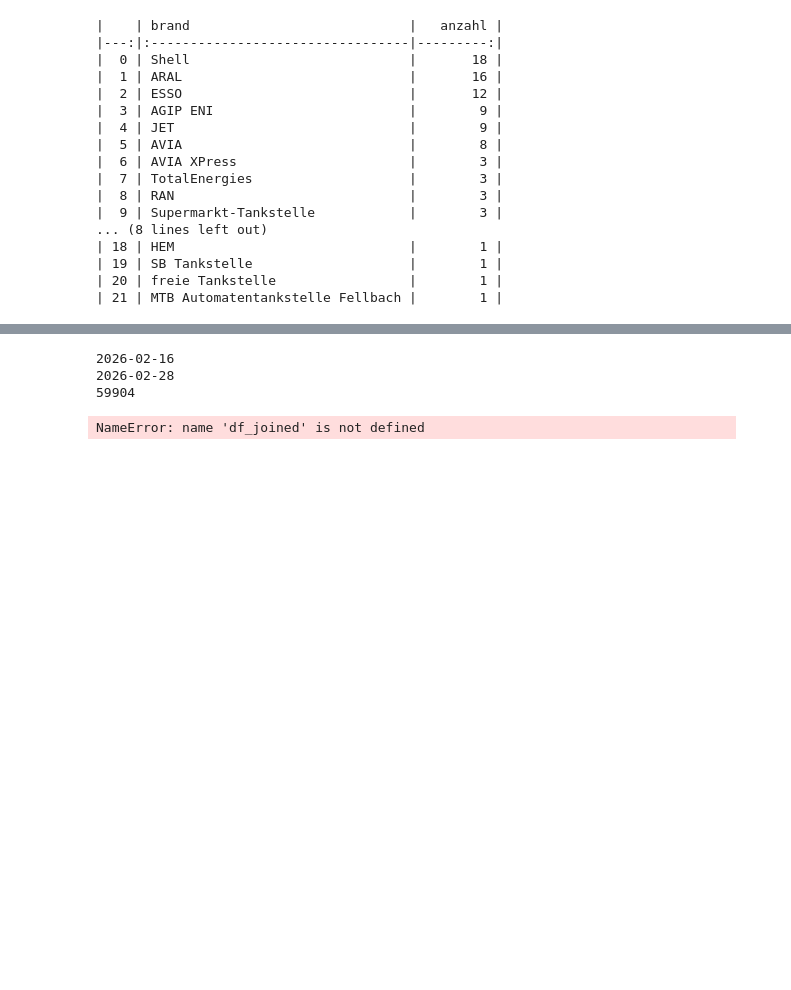
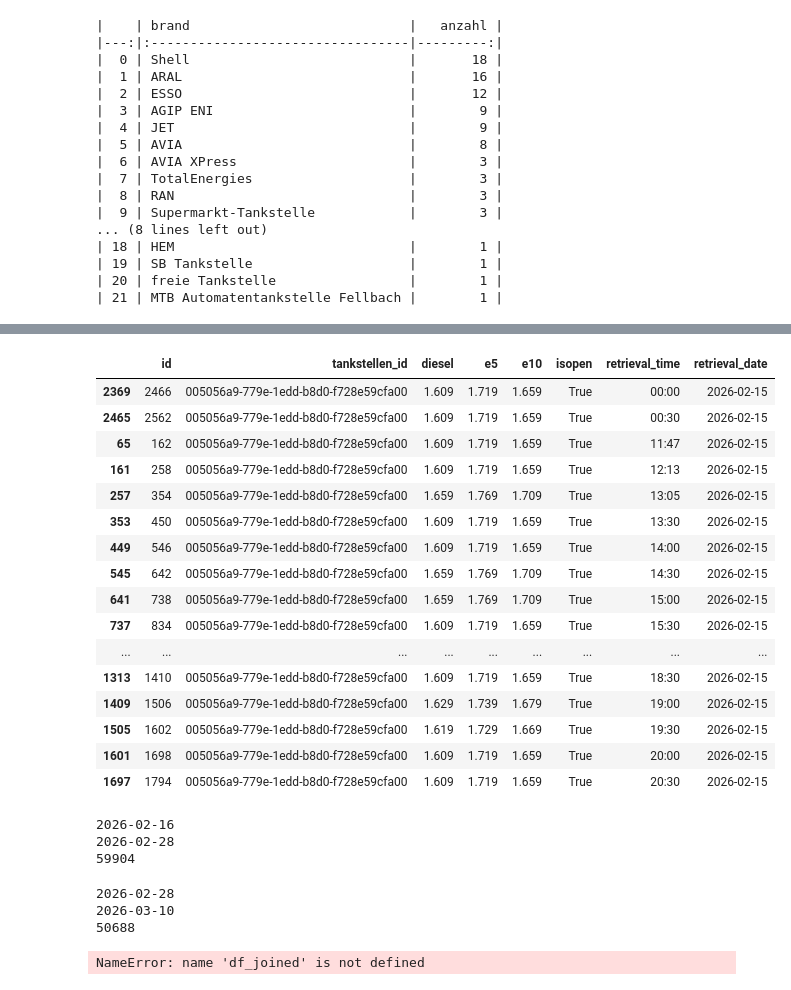
Before and after one commit to patrickpetre823/gasstation-price-analysis, a Jupyter notebook: exploration.ipynb, the cells around one changed output, grey strips where cells are left out. Cells and saved outputs as stored; diff of their text form; code cells hidden in the pictures; blank space fills up the shorter version.

```diff
--- a/exploration.ipynb
+++ b/exploration.ipynb
@@ -389,6 +416,26 @@ df_tankstellen[df_tankstellen["brand"]== "RAN"]
 | 32 | f9a0f8fe-63b2-43e7-8bfe-898cb0a394cf | RAN Station | RAN | Hedelfinger Str. | Stuttgart | 48.7694 | 9.2474 | 5.6 | 17 | 70327 |
 | 42 | e1cafea0-3da4-4419-9013-e41754332638 | RAN Station | RAN | Engelbergstr. | Stuttgart | 48.8040 | 9.1010 | 6.1 | 5 | 70499 |
 | 83 | f56514c7-2dc9-46b7-ae45-4b812022a43f | RAN Station | RAN | Siemensstr. | Ditzingen | 48.8232 | 9.0713 | 9.1 | 8 | 71254 |
+# %%
+df_filled.head(20)
+# %% [output]
+|  | id | tankstellen_id | diesel | e5 | e10 | isopen | retrieval_time | retrieval_date |
+| 2369 | 2466 | 005056a9-779e-1edd-b8d0-f728e59cfa00 | 1.609 | 1.719 | 1.659 | True | 00:00 | 2026-02-15 |
+| 2465 | 2562 | 005056a9-779e-1edd-b8d0-f728e59cfa00 | 1.609 | 1.719 | 1.659 | True | 00:30 | 2026-02-15 |
+| 65 | 162 | 005056a9-779e-1edd-b8d0-f728e59cfa00 | 1.609 | 1.719 | 1.659 | True | 11:47 | 2026-02-15 |
+| 161 | 258 | 005056a9-779e-1edd-b8d0-f728e59cfa00 | 1.609 | 1.719 | 1.659 | True | 12:13 | 2026-02-15 |
+| 257 | 354 | 005056a9-779e-1edd-b8d0-f728e59cfa00 | 1.659 | 1.769 | 1.709 | True | 13:05 | 2026-02-15 |
+| 353 | 450 | 005056a9-779e-1edd-b8d0-f728e59cfa00 | 1.609 | 1.719 | 1.659 | True | 13:30 | 2026-02-15 |
+| 449 | 546 | 005056a9-779e-1edd-b8d0-f728e59cfa00 | 1.609 | 1.719 | 1.659 | True | 14:00 | 2026-02-15 |
+| 545 | 642 | 005056a9-779e-1edd-b8d0-f728e59cfa00 | 1.659 | 1.769 | 1.709 | True | 14:30 | 2026-02-15 |
+| 641 | 738 | 005056a9-779e-1edd-b8d0-f728e59cfa00 | 1.659 | 1.769 | 1.709 | True | 15:00 | 2026-02-15 |
+| 737 | 834 | 005056a9-779e-1edd-b8d0-f728e59cfa00 | 1.609 | 1.719 | 1.659 | True | 15:30 | 2026-02-15 |
+| ... | ... | ... | ... | ... | ... | ... | ... | ... |
+| 1313 | 1410 | 005056a9-779e-1edd-b8d0-f728e59cfa00 | 1.609 | 1.719 | 1.659 | True | 18:30 | 2026-02-15 |
+| 1409 | 1506 | 005056a9-779e-1edd-b8d0-f728e59cfa00 | 1.629 | 1.739 | 1.679 | True | 19:00 | 2026-02-15 |
+| 1505 | 1602 | 005056a9-779e-1edd-b8d0-f728e59cfa00 | 1.619 | 1.729 | 1.669 | True | 19:30 | 2026-02-15 |
+| 1601 | 1698 | 005056a9-779e-1edd-b8d0-f728e59cfa00 | 1.609 | 1.719 | 1.659 | True | 20:00 | 2026-02-15 |
+| 1697 | 1794 | 005056a9-779e-1edd-b8d0-f728e59cfa00 | 1.609 | 1.719 | 1.659 | True | 20:30 | 2026-02-15 |
 # %%
 from datetime import date
 
@@ -416,6 +463,33 @@ fig.write_image("assets/avg_price_over_day.png", width=1668, height=450)
 2026-02-16
 2026-02-28
 59904
+# %%
+# Second time frame - 28.02. - 10.03.
+
+mask2 = (df_filled['retrieval_date'] >= date(2026, 2, 28)) & (df['retrieval_date'] <= date(2026, 3, 10))
+df_filtered2 = df_filled[mask2].copy()
+print(df_filtered2['retrieval_date'].min())
+print(df_filtered2['retrieval_date'].max())
+print(len(df_filtered2))
+
+df_filtered2['hour'] = pd.to_datetime(df_filtered2['retrieval_time'], format='%H:%M').dt.hour
+
+df_hourly2 = df_filtered2.groupby('hour')[['diesel', 'e5', 'e10']].mean().reset_index()
+
+fig1 = px.line(
+    df_hourly2,
+    x='hour',
+    y=['diesel', 'e5', 'e10'],
+    title='Average Price over a day (16.02 - 28.02)',
+    labels={'hour': 'Uhrzeit', 'value': 'Preis (€)', 'variable': 'Kraftstoff'}
+)
+fig1.update_xaxes(dtick=1)
+fig1.show()
+fig.write_image("assets/avg_price_over_day.png", width=1668, height=450)
+# %% [output]
+2026-02-28
+2026-03-10
+50688
 # %%
 df_7uhr = df_filtered[df_filtered['hour'] == 7]
 
```
Also changed, not shown: parts of 4 cells of this notebook, 2 other files.
